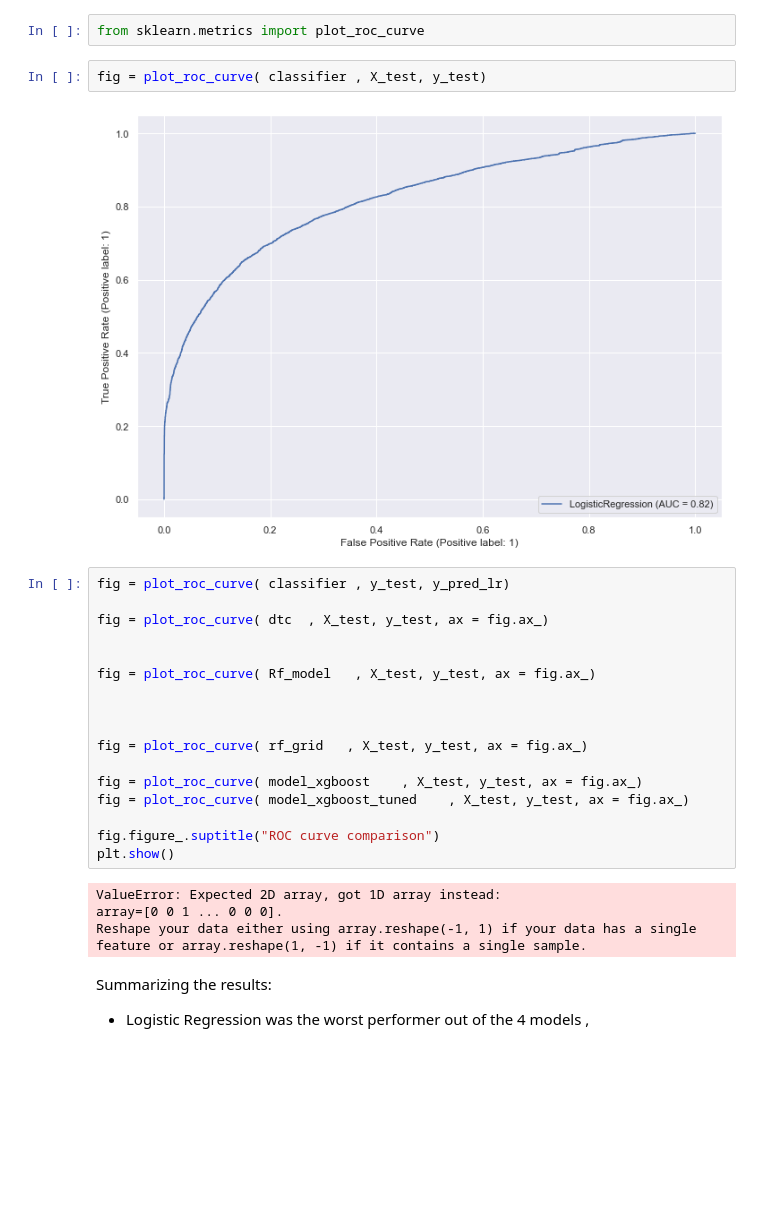
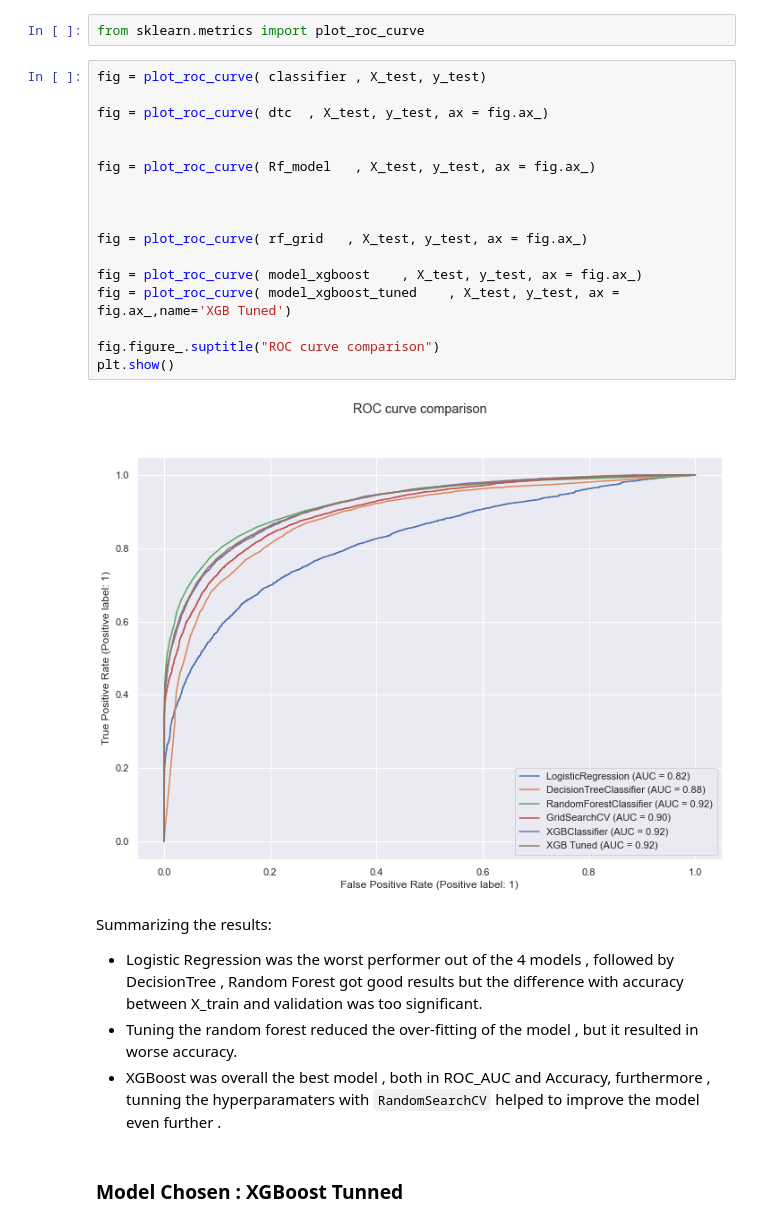
Before and after one commit to aenoboa1/Project_MlZoomcamp, a Jupyter notebook: code/notebook.ipynb, the cells around one changed output. Saved outputs shown, nothing was run; the diff lists cells and outputs as text; blank space fills up the shorter version.

```diff
--- a/code/notebook.ipynb
+++ b/code/notebook.ipynb
@@ -1724,34 +1716,32 @@ lr_score
 ## Selecting the final model
 # %%
 from sklearn.metrics import plot_roc_curve
-# %%
-fig = plot_roc_curve( classifier , X_test, y_test)
-# %% [output]
-[figure, removed]
 # %%
-fig = plot_roc_curve( classifier , y_test, y_pred_lr)
+fig = plot_roc_curve( classifier , X_test, y_test)
 
 fig = plot_roc_curve( dtc  , X_test, y_test, ax = fig.ax_)
 
 
 fig = plot_roc_curve( Rf_model   , X_test, y_test, ax = fig.ax_)
 
 
 
 fig = plot_roc_curve( rf_grid   , X_test, y_test, ax = fig.ax_)
 
 fig = plot_roc_curve( model_xgboost    , X_test, y_test, ax = fig.ax_)
-fig = plot_roc_curve( model_xgboost_tuned    , X_test, y_test, ax = fig.ax_)
+fig = plot_roc_curve( model_xgboost_tuned    , X_test, y_test, ax = fig.ax_,name='XGB Tuned')
 
 fig.figure_.suptitle("ROC curve comparison")
 plt.show()
 # %% [output]
-ValueError: Expected 2D array, got 1D array instead:
-array=[0 0 1 ... 0 0 0].
-Reshape your data either using array.reshape(-1, 1) if your data has a single feature or array.reshape(1, -1) if it contains a single sample.
+[figure, added]
-# %% [markdown]
-Summarizing the results:
-
-
-- Logistic Regression was the worst performer out of the 4 models ,
+# %% [markdown]
+Summarizing the results:
+
+
+- Logistic Regression was the worst performer out of the 4 models , followed by DecisionTree , Random Forest got good results but the difference with  accuracy between X_train and validation was too significant.
+- Tuning the random forest reduced the over-fitting of the model , but it resulted in worse accuracy.
+- XGBoost was overall the best model , both in ROC_AUC and Accuracy, furthermore , tunning the hyperparamaters with `RandomSearchCV` helped to improve the model even further .
+# %% [markdown]
+### Model Chosen : XGBoost Tunned
 # %% [markdown]
```
Also changed, not shown: parts of 17 cells of this notebook.
